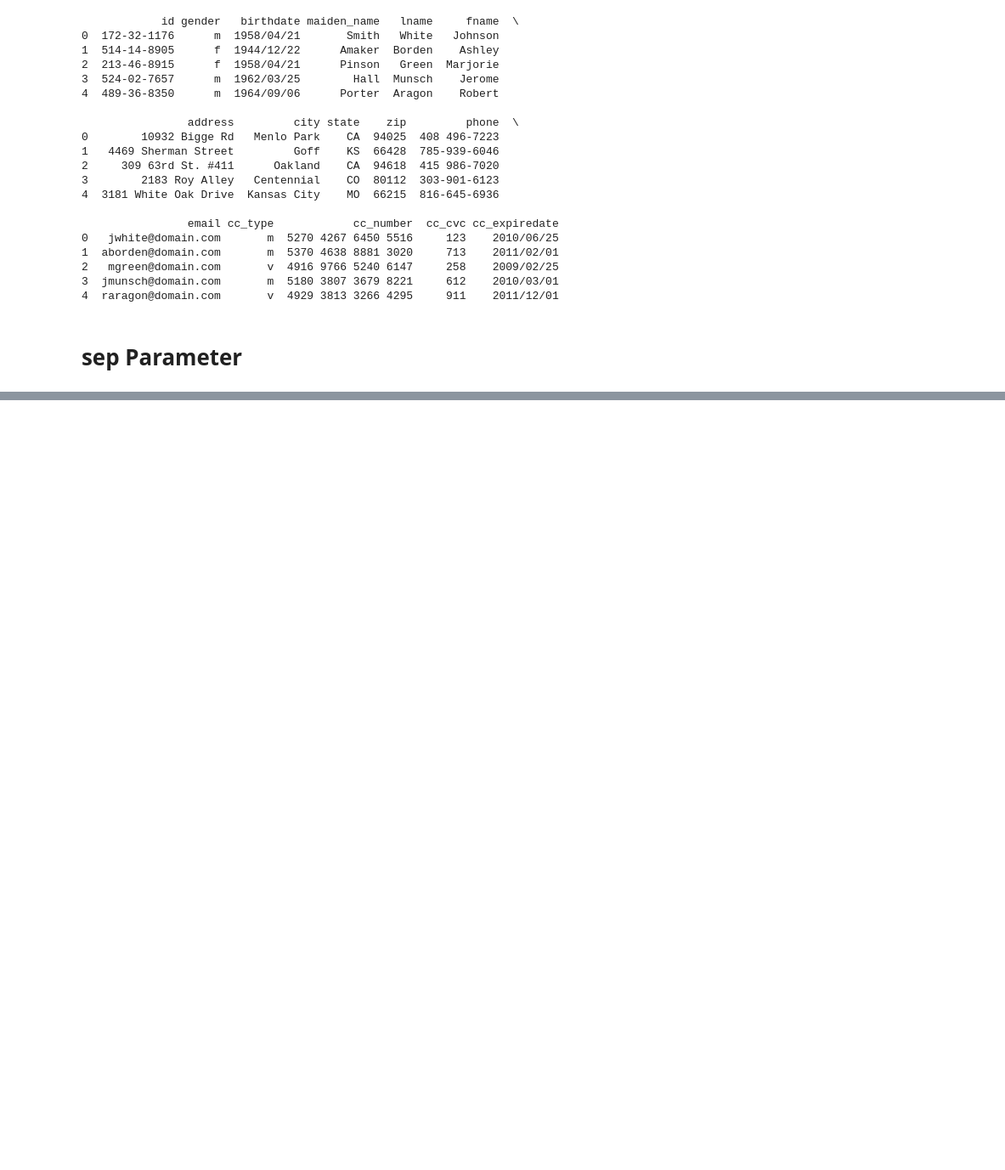
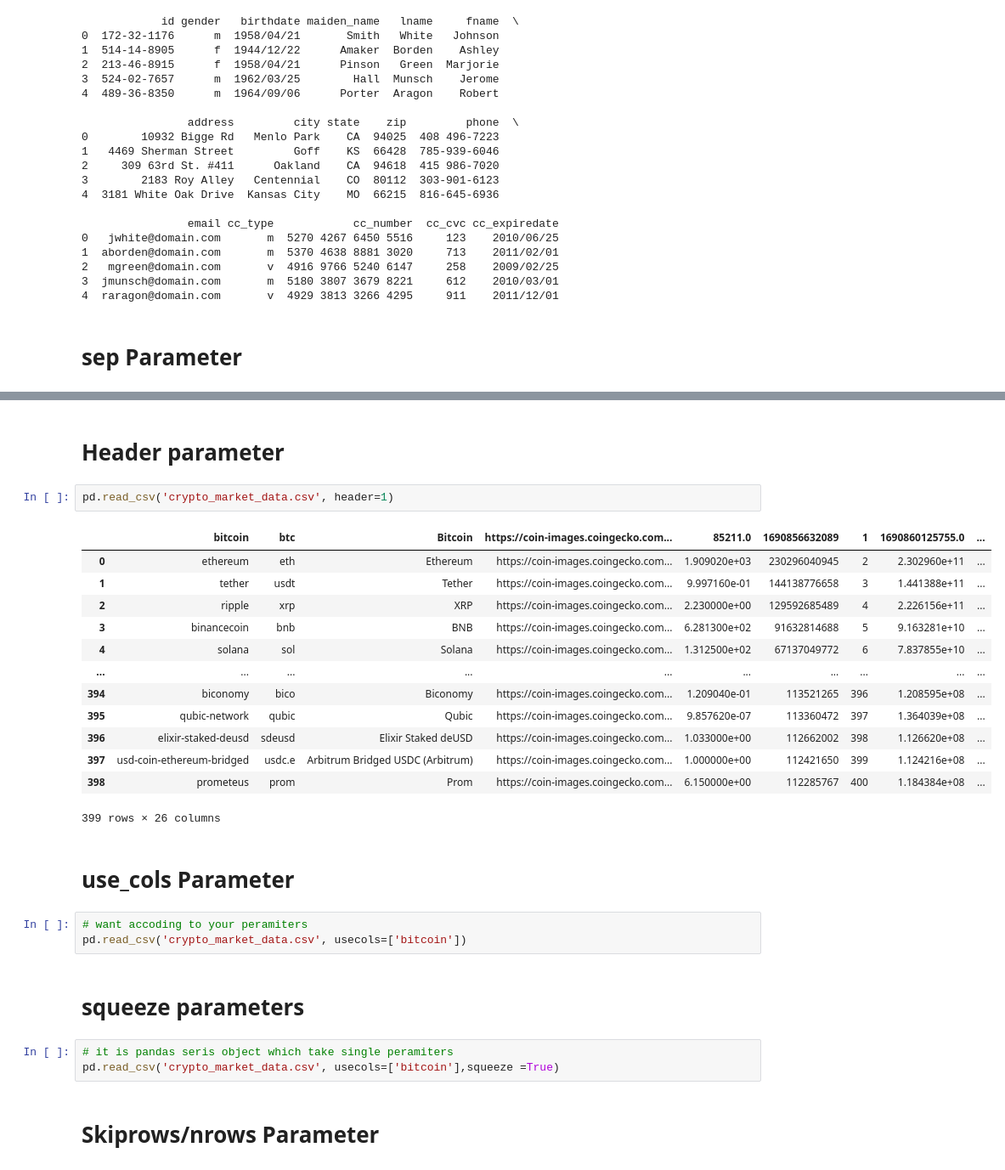
Before and after one commit to Priya-Rathor/Machine-learning, a Jupyter notebook: Day3-DataAnalysis/data-csv.ipynb, the cells around one changed output, grey strips where cells are left out. Shown: that part at 85% size. Saved outputs shown, nothing was run; the diff lists cells and outputs as text; blank space fills up the shorter version.

```diff
--- a/Day3-DataAnalysis/data-csv.ipynb
+++ b/Day3-DataAnalysis/data-csv.ipynb
@@ -77,0 +100,30 @@ print(df.head())  # just to confirm it's working
+# %% [markdown]
+# Header parameter
+# %%
+pd.read_csv('crypto_market_data.csv', header=1)
+# %% [output]
+|  | bitcoin | btc | Bitcoin | https://coin-images.coingecko.com... | 85211.0 | 1690856632089 | 1 | 1690860125755.0 | ... |
+| 0 | ethereum | eth | Ethereum | https://coin-images.coingecko.com... | 1.909020e+03 | 230296040945 | 2 | 2.302960e+11 | ... |
+| 1 | tether | usdt | Tether | https://coin-images.coingecko.com... | 9.997160e-01 | 144138776658 | 3 | 1.441388e+11 | ... |
+| 2 | ripple | xrp | XRP | https://coin-images.coingecko.com... | 2.230000e+00 | 129592685489 | 4 | 2.226156e+11 | ... |
+| 3 | binancecoin | bnb | BNB | https://coin-images.coingecko.com... | 6.281300e+02 | 91632814688 | 5 | 9.163281e+10 | ... |
+| 4 | solana | sol | Solana | https://coin-images.coingecko.com... | 1.312500e+02 | 67137049772 | 6 | 7.837855e+10 | ... |
+| ... | ... | ... | ... | ... | ... | ... | ... | ... | ... |
+| 394 | biconomy | bico | Biconomy | https://coin-images.coingecko.com... | 1.209040e-01 | 113521265 | 396 | 1.208595e+08 | ... |
+| 395 | qubic-network | qubic | Qubic | https://coin-images.coingecko.com... | 9.857620e-07 | 113360472 | 397 | 1.364039e+08 | ... |
+| 396 | elixir-staked-deusd | sdeusd | Elixir Staked deUSD | https://coin-images.coingecko.com... | 1.033000e+00 | 112662002 | 398 | 1.126620e+08 | ... |
+| 397 | usd-coin-ethereum-bridged | usdc.e | Arbitrum Bridged USDC (Arbitrum) | https://coin-images.coingecko.com... | 1.000000e+00 | 112421650 | 399 | 1.124216e+08 | ... |
+| 398 | prometeus | prom | Prom | https://coin-images.coingecko.com... | 6.150000e+00 | 112285767 | 400 | 1.184384e+08 | ... |
+399 rows × 26 columns
+# %% [markdown]
+# use_cols Parameter
+# %%
+# want accoding to your peramiters
+pd.read_csv('crypto_market_data.csv', usecols=['bitcoin'])
+# %% [markdown]
+# squeeze parameters
+# %%
+# it is pandas seris object which take single peramiters
+pd.read_csv('crypto_market_data.csv', usecols=['bitcoin'],squeeze =True)
+# %% [markdown]
+# Skiprows/nrows Parameter
```
Also changed, not shown: parts of 19 cells of this notebook.
